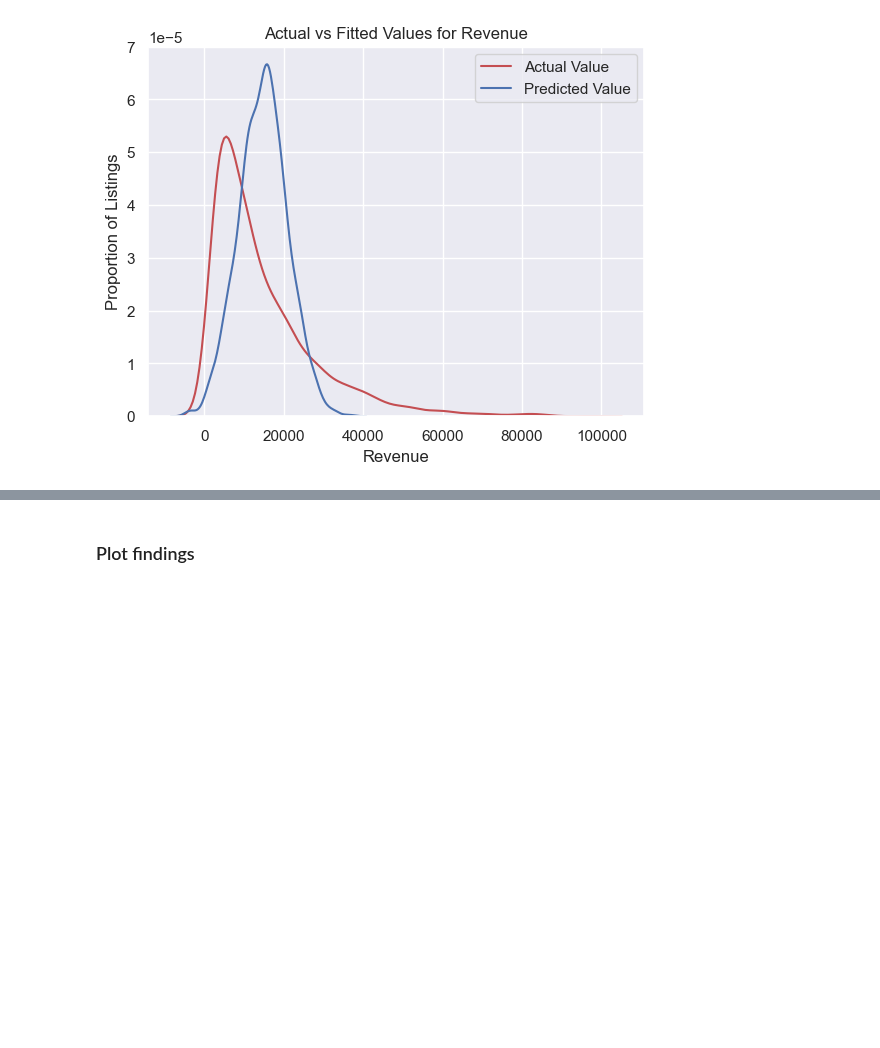
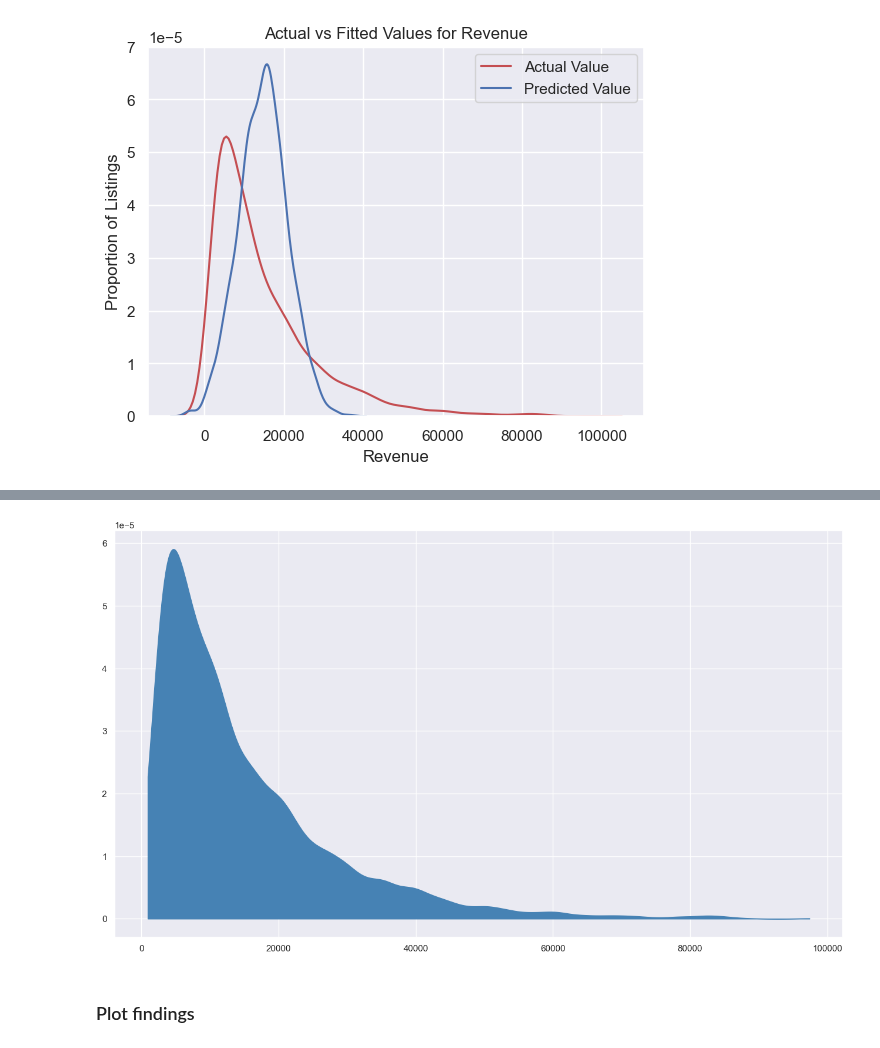
Before and after one commit to S3tuit/jup_lab, a Jupyter notebook: airbnb/airbnb_analysis.ipynb, the cells around one changed output, grey strips where cells are left out. Cells and saved outputs as stored; diff of their text form; code cells hidden in the pictures; blank space fills up the shorter version.

```diff
--- a/airbnb/airbnb_analysis.ipynb
+++ b/airbnb/airbnb_analysis.ipynb
@@ -570,0 +581,14 @@ plt.show()
+# %%
+x_actual = pd.DataFrame(data={'revenue_ltm':np.linspace(df2['revenue_ltm'].min(),
+                                             df2['revenue_ltm'].max(), 1000)})
+
+kde_actual = KernelDensity(bandwidth=1700.2, kernel='gaussian')
+kde_actual.fit(df2[['revenue_ltm']])
+
+logprob_actual = kde_actual.score_samples(x_actual)
+
+fig, ax = plt.subplots(figsize=(16,9))
+ax.fill_between(x_actual['revenue_ltm'],
+                np.exp(logprob_actual), alpha=1, color='steelblue');
+# %% [output]
+[figure, added]
```
Also changed, not shown: parts of 37 cells of this notebook.
